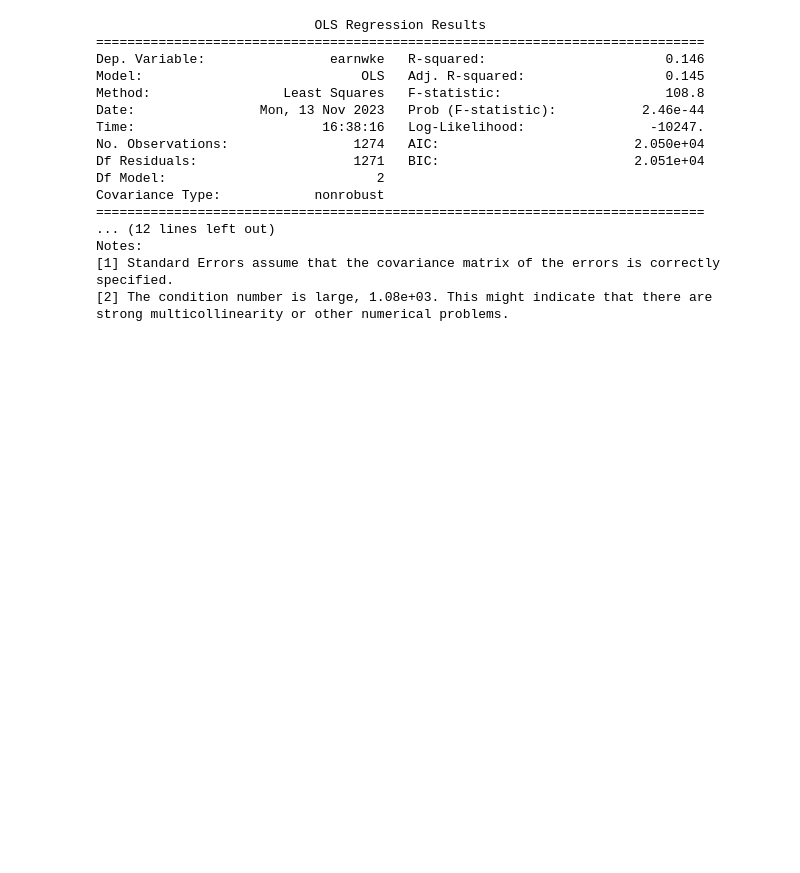
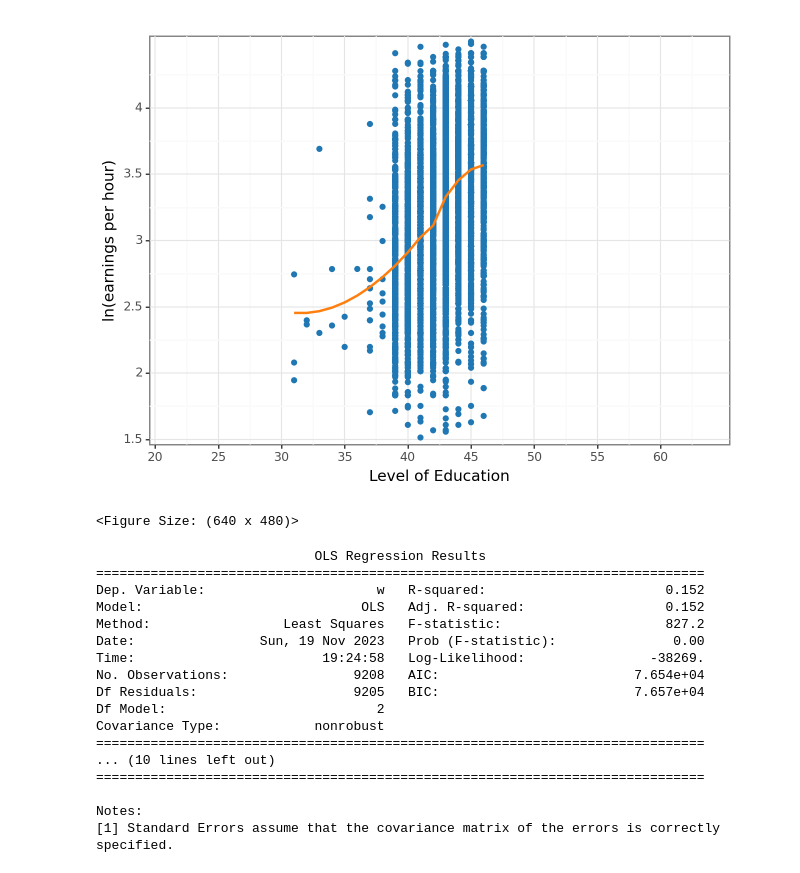
Before and after one commit to Iandrewburg/DA-2-ASSIGNMENT-1, a Jupyter notebook: DA_2_HW_1.ipynb, the cells around one changed output. Drawn from its saved outputs; the diff is of its cells as text; code cells hidden in the pictures; blank space fills up the shorter version.

Commit message:
added visuals to display regression

```diff
--- a/DA_2_HW_1.ipynb
+++ b/DA_2_HW_1.ipynb
@@ -69,0 +107,6 @@ grade92
+# %%
+xc['female'] = pd.to_numeric(xc['female'], errors='coerce')
+xc['grade92'] = pd.to_numeric(xc['grade92'], errors='coerce')
+xc['w'] = pd.to_numeric(xc['w'], errors='coerce')
+# %%
+xc = xc.dropna(subset=['female', 'grade92', 'w'])
@@ -69,0 +176,3 @@ grade92
+# %%
+xc["female"] = xc["female"].astype(int)  #from boolean to 0,1
+xc["female"].value_counts()
@@ -69,0 +273,13 @@ grade92
+# %%
+color = ["#1f77b4", "#ff7f0e"]  # Replace with your desired colors
+
+(
+    ggplot(xc, aes(x="grade92", y="lnw"))
+    + geom_point(color=color[0], size=1, alpha=0.8, show_legend=False, na_rm=True)
+    + geom_smooth(method="lm", colour=color[1], se=False, size=0.8, linetype="solid")
+    + coord_cartesian(xlim=(20, 65), ylim=(1.5, 4.5))
+    + scale_x_continuous(expand=(0.01, 0.01), limits=(20, 65), breaks=np.arange(20, 66, 5))
+    + scale_y_continuous(expand=(0.01, 0.01), limits=(1.5, 4.5), breaks=np.arange(1.5, 4.51, 0.50))
+    + labs(x="Level of Education", y="ln(earnings per hour)")
+    + theme_bw()
+)
@@ -70,37 +289,57 @@ grade92
+# %%
+(
+    ggplot(xc, aes(x="grade92", y="lnw"))
+    + geom_point(color=color[0])
+    + geom_smooth(method="loess", color=color[1], se=False)
+    + scale_x_continuous(expand=(0.01, 0.01), limits=(20, 65), breaks=np.arange(20, 65, 5))
+    + scale_y_continuous(
+        expand=(0.01, 0.01), limits=(1.5, 4.5), breaks=np.arange(1.5, 4.5, 0.50)
+    )
+    + labs(x="Level of Education", y="ln(earnings per hour)")
+    + theme_bw()
+)
+# %% [output]
+[figure, added]
+<Figure Size: (640 x 480)>
 # %%
 import statsmodels.api as sm
 import pandas as pd
 
 # Assuming xc is your DataFrame
 # Prepare the data
-xc['female'] = xc['sex'].apply(lambda x: 1 if x == 2 else 0)  # Creating a binary variable for female
-xc = xc.dropna(subset=['earnwke', 'female', 'grade92'])  # Dropping rows with missing values in key columns
+# Creating a binary variable for female
+xc = xc.dropna(subset=['w', 'female', 'grade92'])  # Dropping rows with missing values in key columns
 
 # Defining the model variables
 X = xc[['female', 'grade92']]  # Independent variables
 X = sm.add_constant(X)  # Adding a constant term to the predictor
-y = xc['earnwke']  # Dependent variable
+y = xc['w']  # Dependent variable
 
 # Creating the model
 model = sm.OLS(y, X).fit()
 
 # Printing the summary of the regression
 print(model.summary())
+
+
+X = xc[['female', 'grade92']]
+X = sm.add_constant(X)
+y = xc['w']
 # %% [output]
                             OLS Regression Results
 ==============================================================================
-Dep. Variable:                earnwke   R-squared:                       0.146
-Model:                            OLS   Adj. R-squared:                  0.145
-Method:                 Least Squares   F-statistic:                     108.8
-Date:                Mon, 13 Nov 2023   Prob (F-statistic):           2.46e-44
-Time:                        16:38:16   Log-Likelihood:                -10247.
-No. Observations:                1274   AIC:                         2.050e+04
-Df Residuals:                    1271   BIC:                         2.051e+04
+Dep. Variable:                      w   R-squared:                       0.152
+Model:                            OLS   Adj. R-squared:                  0.152
+Method:                 Least Squares   F-statistic:                     827.2
+Date:                Sun, 19 Nov 2023   Prob (F-statistic):               0.00
+Time:                        19:24:58   Log-Likelihood:                -38269.
+No. Observations:                9208   AIC:                         7.654e+04
+Df Residuals:                    9205   BIC:                         7.657e+04
 Df Model:                           2
 Covariance Type:            nonrobust
 ==============================================================================
-... (12 lines left out)
+... (10 lines left out)
+==============================================================================
+
 Notes:
 [1] Standard Errors assume that the covariance matrix of the errors is correctly specified.
-[2] The condition number is large, 1.08e+03. This might indicate that there are
-strong multicollinearity or other numerical problems.
```
Also changed, not shown: parts of 19 cells of this notebook.
